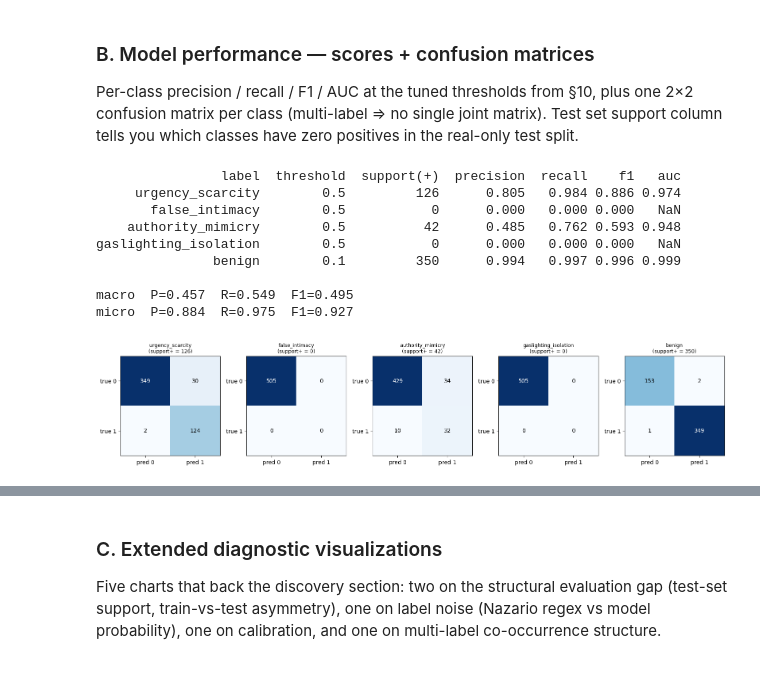
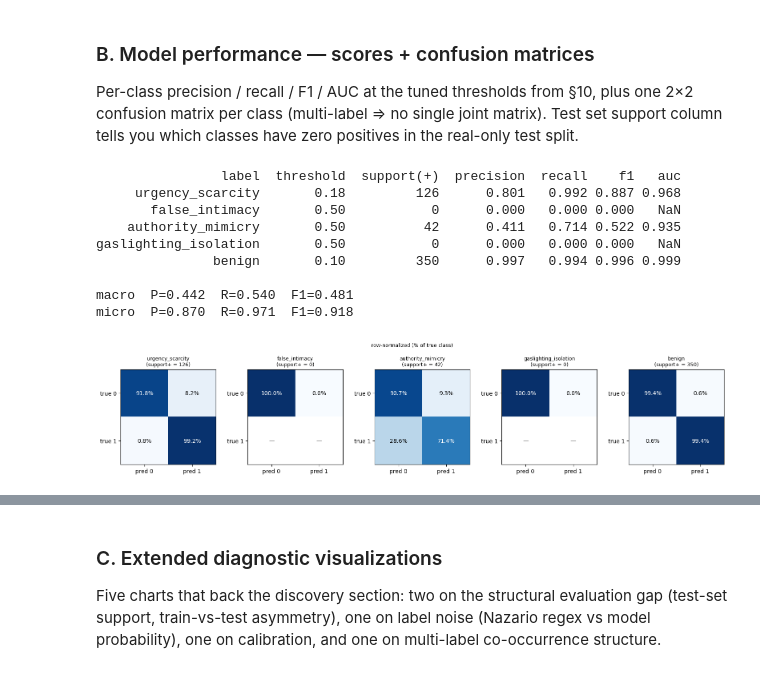
Before and after one commit to Clyde1030/persuation-profiler, a Jupyter notebook: project.ipynb, the cells around one changed output, grey strips where cells are left out. Saved outputs shown, nothing was run; the diff lists cells and outputs as text; code cells hidden in the pictures.

Commit message:
add project contents and images

```diff
--- a/project.ipynb
+++ b/project.ipynb
@@ -1151,43 +1159,52 @@ for i, label in enumerate(LABELS):
         "precision": round(p, 3),
         "recall": round(r, 3),
         "f1": round(f, 3),
         "auc": round(auc, 3) if not np.isnan(auc) else float("nan"),
     })
 scores_df = pd.DataFrame(score_rows)
 
 macro_p, macro_r, macro_f, _ = precision_recall_fscore_support(
     y_true, preds, average="macro", zero_division=0
 )
 micro_p, micro_r, micro_f, _ = precision_recall_fscore_support(
     y_true, preds, average="micro", zero_division=0
 )
 
 print(scores_df.to_string(index=False))
 print(f"\nmacro  P={macro_p:.3f}  R={macro_r:.3f}  F1={macro_f:.3f}")
 print(f"micro  P={micro_p:.3f}  R={micro_r:.3f}  F1={micro_f:.3f}")
 
 fig, axes = plt.subplots(1, len(LABELS), figsize=(3.2 * len(LABELS), 3.2))
 for i, (label, ax) in enumerate(zip(LABELS, axes)):
     cm = confusion_matrix(y_true[:, i], preds[:, i], labels=[0, 1])
-    im = ax.imshow(cm, cmap="Blues")
+    row_sums = cm.sum(axis=1, keepdims=True)
+    cm_pct = np.divide(
+        cm * 100.0,
+        row_sums,
+        out=np.full(cm.shape, np.nan, dtype=float),
+        where=row_sums > 0,
+    )
+    ax.imshow(cm_pct, cmap="Blues", vmin=0, vmax=100)
     ax.set_title(f"{label}\n(support+ = {int(y_true[:, i].sum())})", fontsize=9)
     ax.set_xticks([0, 1]); ax.set_yticks([0, 1])
     ax.set_xticklabels(["pred 0", "pred 1"])
     ax.set_yticklabels(["true 0", "true 1"])
-    vmax = cm.max() if cm.max() > 0 else 1
-    for (r, c), v in np.ndenumerate(cm):
-        ax.text(c, r, str(v), ha="center", va="center",
-                color="white" if v > vmax * 0.5 else "black", fontsize=10)
+    for (r, c), v in np.ndenumerate(cm_pct):
+        text = "—" if np.isnan(v) else f"{v:.1f}%"
+        dark = (not np.isnan(v)) and v > 50
+        ax.text(c, r, text, ha="center", va="center",
+                color="white" if dark else "black", fontsize=10)
+fig.suptitle("row-normalized (% of true class)", fontsize=9, y=1.02)
 plt.tight_layout()
 plt.show()
 # %% [output]
                 label  threshold  support(+)  precision  recall    f1   auc
-     urgency_scarcity        0.5         126      0.805   0.984 0.886 0.974
-       false_intimacy        0.5           0      0.000   0.000 0.000   NaN
-    authority_mimicry        0.5          42      0.485   0.762 0.593 0.948
-gaslighting_isolation        0.5           0      0.000   0.000 0.000   NaN
-               benign        0.1         350      0.994   0.997 0.996 0.999
+     urgency_scarcity       0.18         126      0.801   0.992 0.887 0.968
+       false_intimacy       0.50           0      0.000   0.000 0.000   NaN
+    authority_mimicry       0.50          42      0.411   0.714 0.522 0.935
+gaslighting_isolation       0.50           0      0.000   0.000 0.000   NaN
+               benign       0.10         350      0.997   0.994 0.996 0.999
 
-macro  P=0.457  R=0.549  F1=0.495
-micro  P=0.884  R=0.975  F1=0.927
+macro  P=0.442  R=0.540  F1=0.481
+micro  P=0.870  R=0.971  F1=0.918
-[figure, old version]
+[figure, new version]
```
Also changed, not shown: parts of 15 cells of this notebook, 3 other files.
